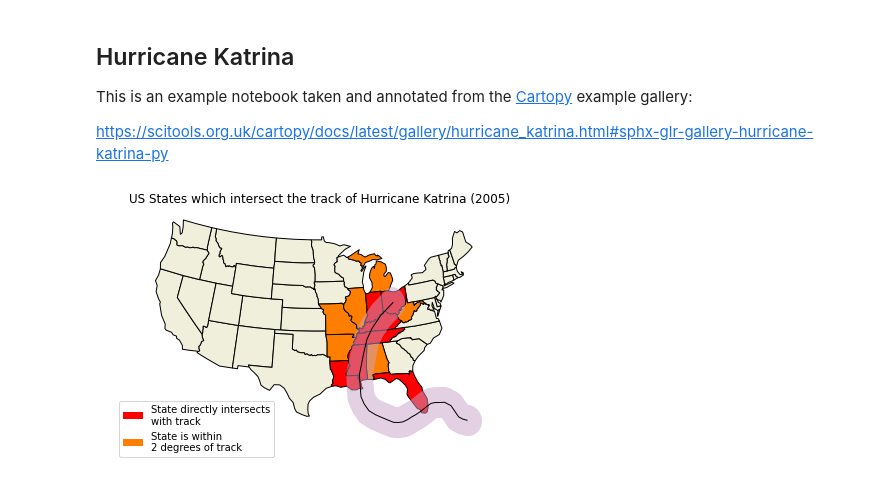
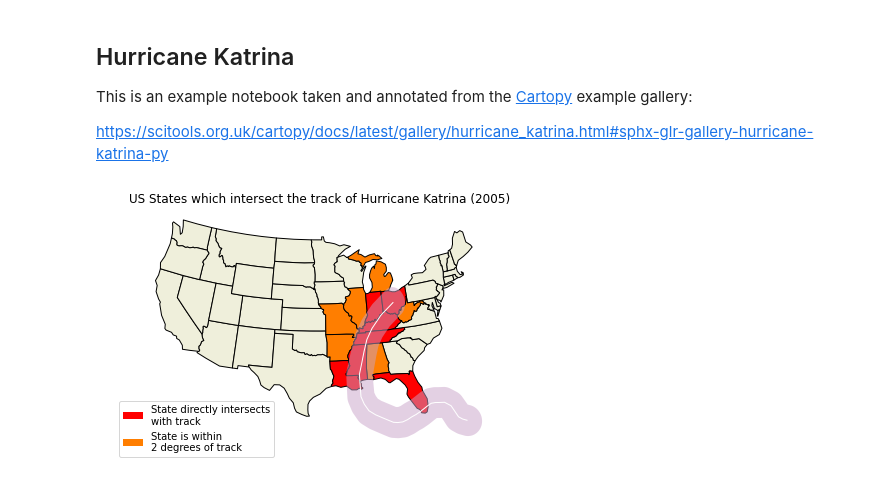
Before and after one commit to kylepollina/earthscience, a Jupyter notebook: notebooks/Hurricane Katrina/hurricane_katrina.ipynb, the cells around one changed output. Cells and saved outputs as stored; diff of their text form; code cells hidden in the pictures.

```diff
--- a/notebooks/Hurricane Katrina/hurricane_katrina.ipynb
+++ b/notebooks/Hurricane Katrina/hurricane_katrina.ipynb
@@ -42,9 +42,9 @@ ax.set_extent([-125, -66.5, 20, 50], ccrs.Geodetic())
 
 shapename = 'admin_1_states_provinces_lakes_shp'
 states_shp = shpreader.natural_earth(
-resolution='110m',
-category='cultural',
-name=shapename
+    resolution='110m',
+    category='cultural',
+    name=shapename
 )
 
 # turn the lons and lats into a shapely LineString
@@ -87,32 +87,32 @@ ax.add_geometries(
 ax.add_geometries(
    [track],
     ccrs.PlateCarree(),
     facecolor='none',
-    edgecolor='k'
+    edgecolor='white'
 )
 
 ##############
 """ Legend """
 ##############
 
 ax.set_title('US States which intersect the track of '
              'Hurricane Katrina (2005)')
 
 # make two proxy artists to add to a legend
 direct_hit = mpatches.Rectangle((0, 0), 1, 1, facecolor="red")
 within_2_deg = mpatches.Rectangle((0, 0), 1, 1, facecolor="#FF7E00")
 
 labels = ['State directly intersects\nwith track',
           'State is within \n2 degrees of track']
 
 ax.legend(
     [direct_hit, within_2_deg],
     labels,
     loc='lower left',
     bbox_to_anchor=(0.025, -0.1),
     fancybox=True
 )
 
 plt.show()
 # %% [output]
-[figure, old version]
+[figure, new version]
```
